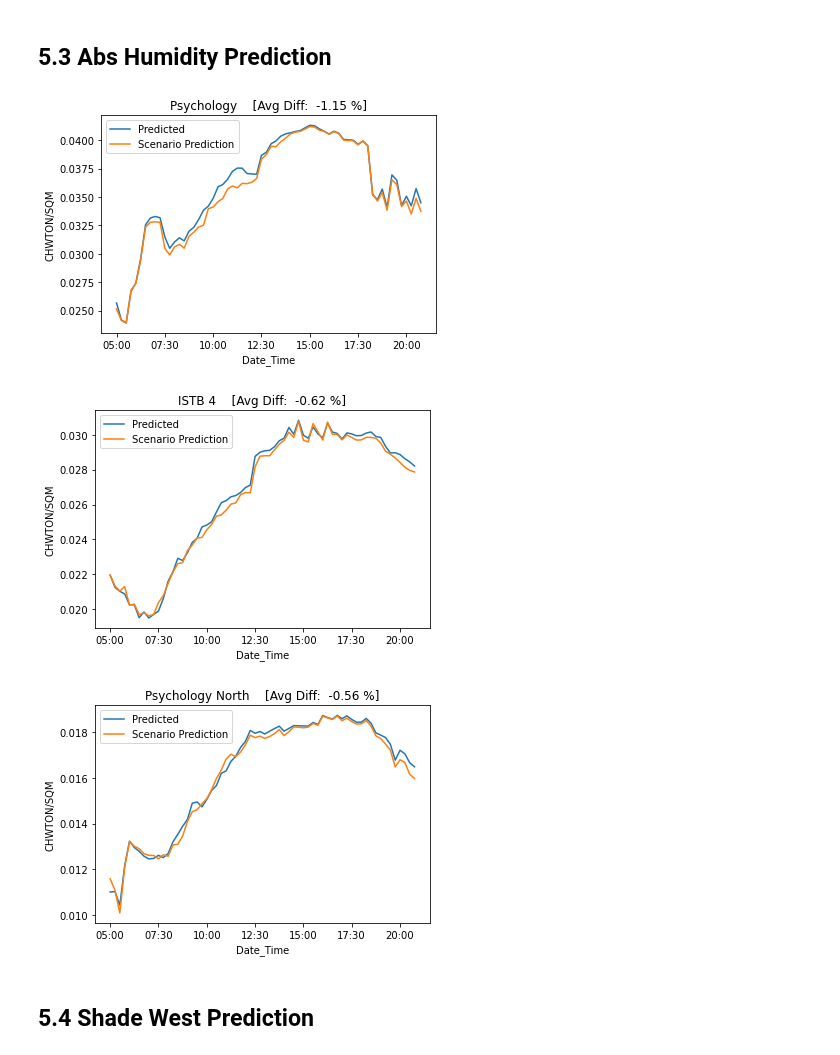
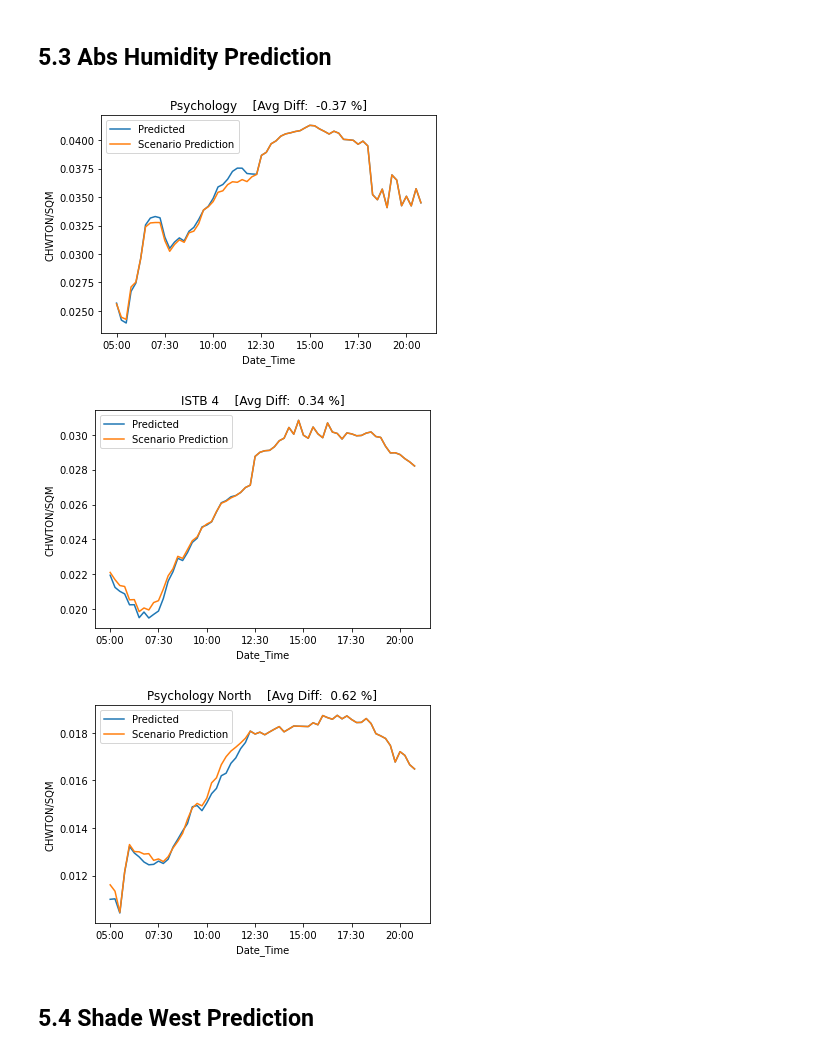
Before and after one commit to freecode23/microclimate-effects, a Jupyter notebook: microclimate_model/Model9_catboost.ipynb, the cells around one changed output. Drawn from its saved outputs; the diff is of its cells as text; code cells hidden in the pictures.

```diff
--- a/microclimate_model/Model9_catboost.ipynb
+++ b/microclimate_model/Model9_catboost.ipynb
@@ -280,16 +322,16 @@ plt_obj.plot(y_pred, y_temp_pred,
 # %% [markdown]
 ## 5.3 Abs Humidity Prediction
-# %%
-y_hum_pred = scenario_cb.get_scenario_prediction("Abs Hum")
-plt_obj.plot(y_pred, y_hum_pred,
-             scene_name="AbsHum",
-             output_path = OUTPUT_PATH,
-             is_scenario = True,
-             is_save=True)
-# %% [output]
-[figure, removed]
-[figure, removed]
-[figure, removed]
+# %%
+y_hum_pred = scenario.get_scenario_prediction("Abs Hum")
+plt_obj.plot(y_pred, y_hum_pred,
+             scene_name="AbsHum",
+             output_path = OUTPUT_PATH,
+             is_scenario = True,
+             is_save=True)
+# %% [output]
+[figure, added]
+[figure, added]
+[figure, added]
 # %% [markdown]
 ## 5.4 Shade West Prediction
 # %%
```
Also changed, not shown: parts of 19 cells of this notebook, 7 other files.
